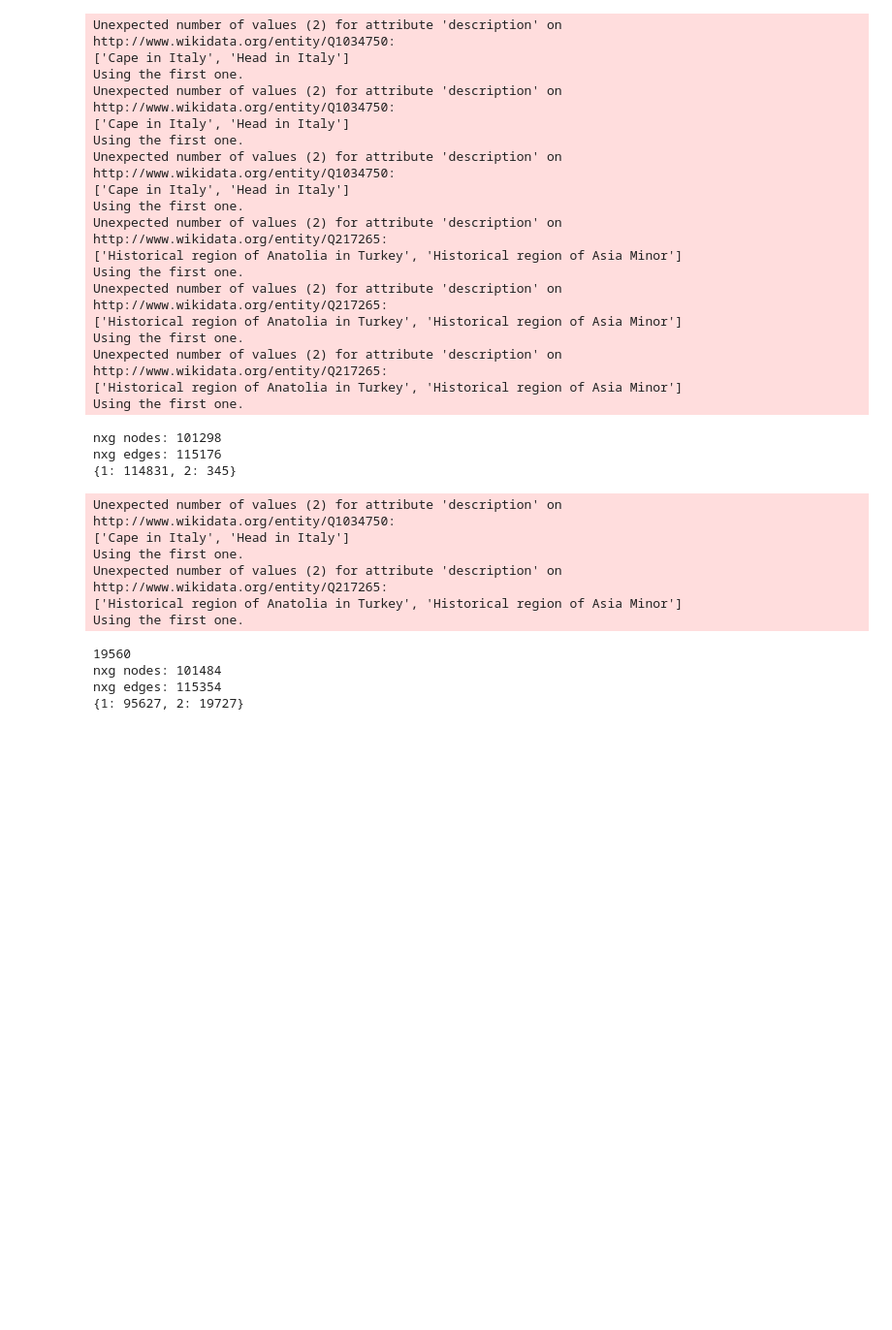
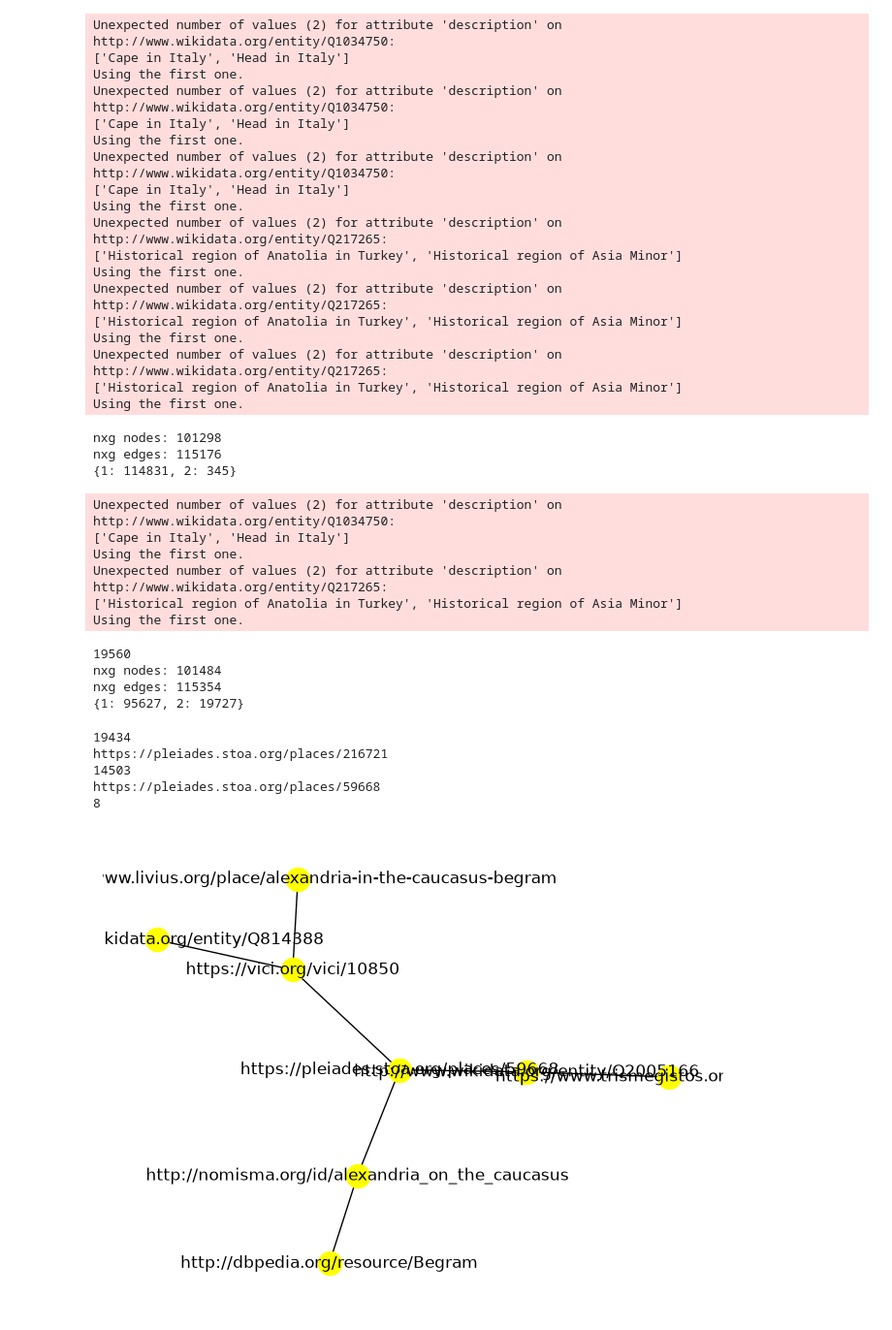
Before and after one commit to isawnyu/pleiades_sidebar_graph, a Jupyter notebook: notebooks/networkx_experiments.ipynb, the cells around one changed output. Shown at 97% size. Drawn from its saved outputs; the diff is of its cells as text; code cells hidden in the pictures; blank space fills up the shorter version.

Commit message:
use shortest_path to find possible connections to pleiades

```diff
--- a/notebooks/networkx_experiments.ipynb
+++ b/notebooks/networkx_experiments.ipynb
@@ -136,6 +130,8 @@ print(f"number of results rows: {len(results)}")
 for i, row in enumerate(results):
     # add nodes for subjects and objects with attributes
     # NB: we add new nodes/edges and NetworkX quietly ignores any that are already present.
+    if "itiner-e.org" in row.s or "itiner-e.org" in row.o: # type: ignore
+        continue
     uri_refs = [row.s, row.o]# type: ignore
     node_uris = []
     for uri_ref in uri_refs:
@@ -236,3 +232,23 @@ Using the first one.
 nxg nodes: 101484
 nxg edges: 115354
 {1: 95627, 2: 19727}
+# %%
+# iterate through all Pleiades nodes in graph
+from urllib.parse import urlsplit
+pleiades_nodes = [x for x in nxg.nodes() if urlsplit(x).netloc == "pleiades.stoa.org"]
+print(len(pleiades_nodes))
+for pnode in pleiades_nodes:
+    print(pnode)
+    connected_nodes = nx.shortest_path(nxg, pnode).keys()
+    print(len(connected_nodes))
+    if len(connected_nodes) < 10:
+        sub = nxg.subgraph(connected_nodes)
+        nx.draw(sub, with_labels=True, node_color="yellow")
+        break
+# %% [output]
+19434
+https://pleiades.stoa.org/places/216721
+14503
+https://pleiades.stoa.org/places/59668
+8
+[figure, added]
```
Also changed, not shown: parts of 4 cells of this notebook.
